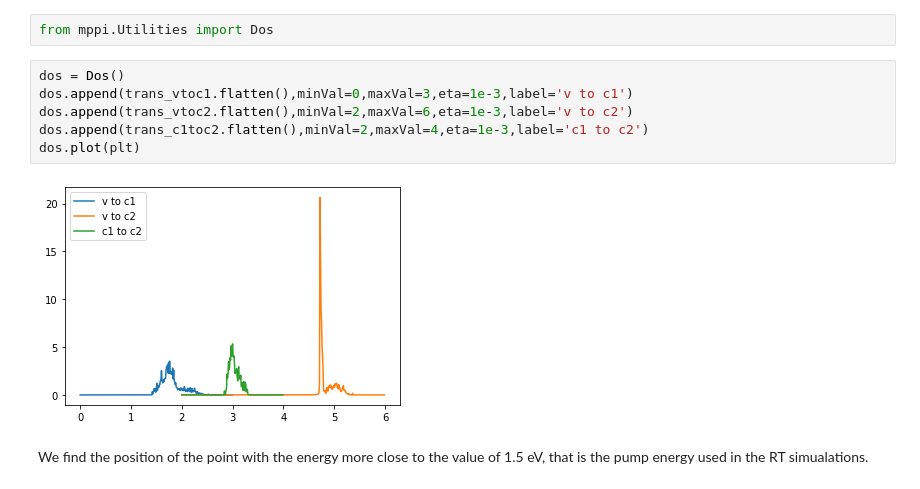
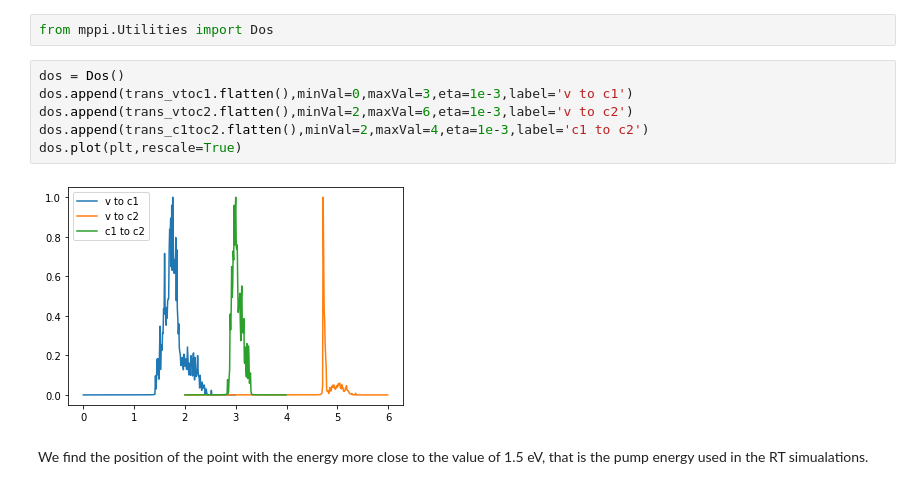
Before and after one commit to marcodalessandro76/Echo_mechanisms_decay_time_optical_orientation, a Jupyter notebook: PHOTON_ECO/QE_Calculations.ipynb, the cells around one changed output. Cells and saved outputs as stored; diff of their text form.

```diff
--- a/PHOTON_ECO/QE_Calculations.ipynb
+++ b/PHOTON_ECO/QE_Calculations.ipynb
@@ -696,11 +710,11 @@ from mppi.Utilities import Dos
 # %%
 dos = Dos()
 dos.append(trans_vtoc1.flatten(),minVal=0,maxVal=3,eta=1e-3,label='v to c1')
 dos.append(trans_vtoc2.flatten(),minVal=2,maxVal=6,eta=1e-3,label='v to c2')
 dos.append(trans_c1toc2.flatten(),minVal=2,maxVal=4,eta=1e-3,label='c1 to c2')
-dos.plot(plt)
+dos.plot(plt,rescale=True)
 # %% [output]
-[figure, old version]
+[figure, new version]
 # %% [markdown]
 We find the position of the point with the energy more close to the value of 1.5 eV, that is the pump energy used in the RT simualations.
 # %%
```
Also changed, not shown: parts of 5 cells of this notebook, 3 other files.
